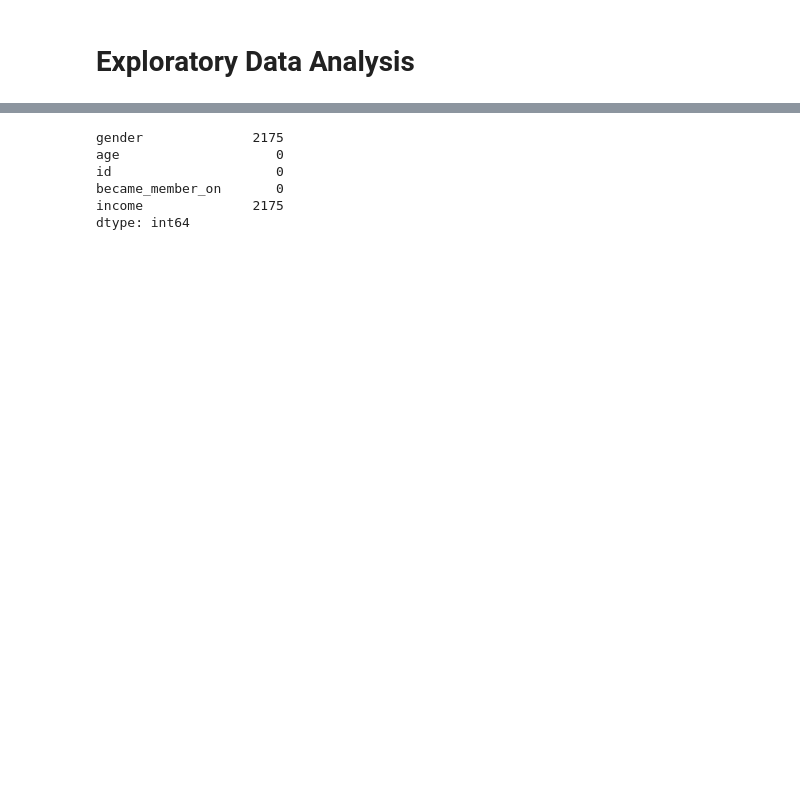
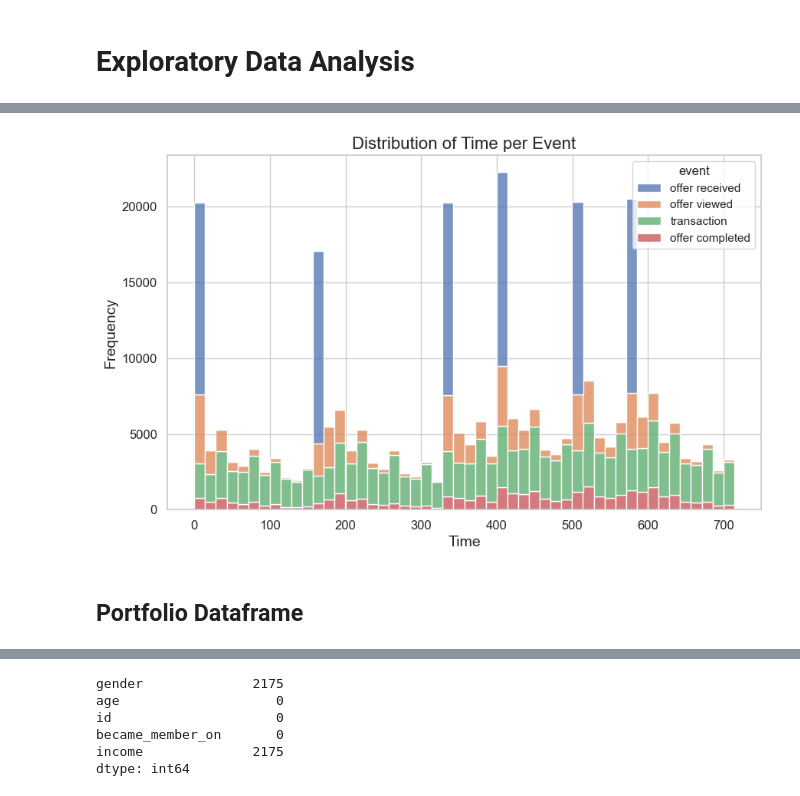
Before and after one commit to CoskunErden/Udacity_DS_Capstone_Project, a Jupyter notebook: starbucks_capstone.ipynb, the cells around one changed output, grey strips where cells are left out. Cells and saved outputs as stored; diff of their text form; code cells hidden in the pictures; blank space fills up the shorter version.

```diff
--- a/starbucks_capstone.ipynb
+++ b/starbucks_capstone.ipynb
@@ -179,0 +201,18 @@ None
+# %%
+# Histogram for each event type and time
+
+# Set style for seaborn plots
+sns.set(style="whitegrid")
+
+# Plot histogram for each event type
+plt.figure(figsize=(10, 6))
+sns.histplot(data=transcript, x='time', hue='event', multiple='stack', bins=50, legend = True)
+plt.title('Distribution of Time per Event', fontsize=16)
+plt.xlabel('Time', fontsize=14)
+plt.ylabel('Frequency', fontsize=14)
+plt.xticks(fontsize=12)
+plt.yticks(fontsize=12)
+#plt.legend(title='Event', fontsize=12)
+plt.show()
+# %% [output]
+[figure, added]
@@ -179,0 +232,2 @@ None
+# %% [markdown]
+## Portfolio Dataframe
```
Also changed, not shown: parts of 49 cells of this notebook.
